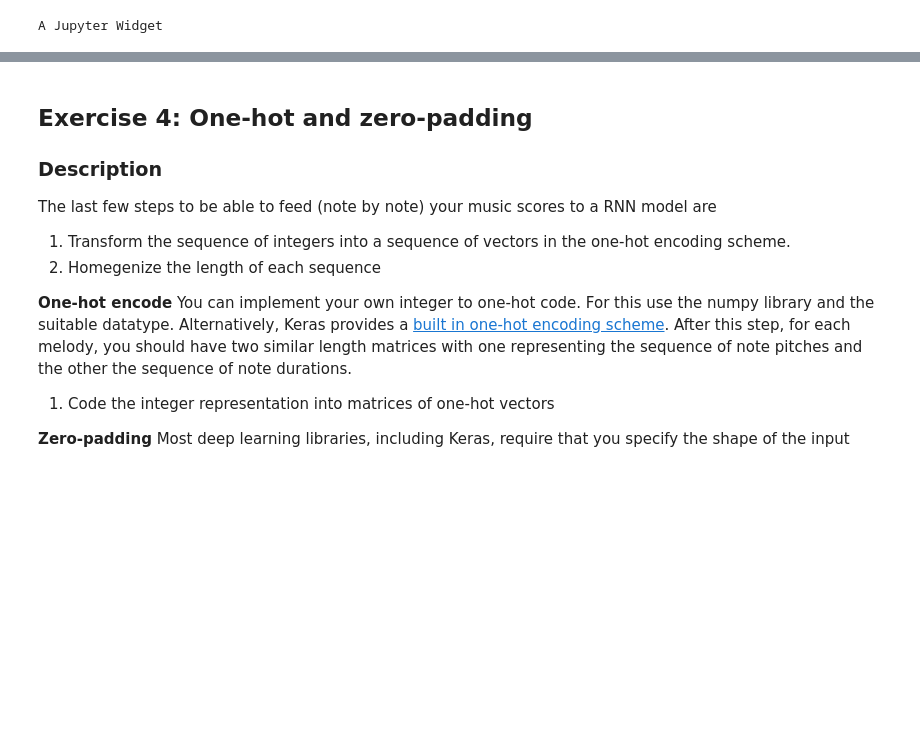
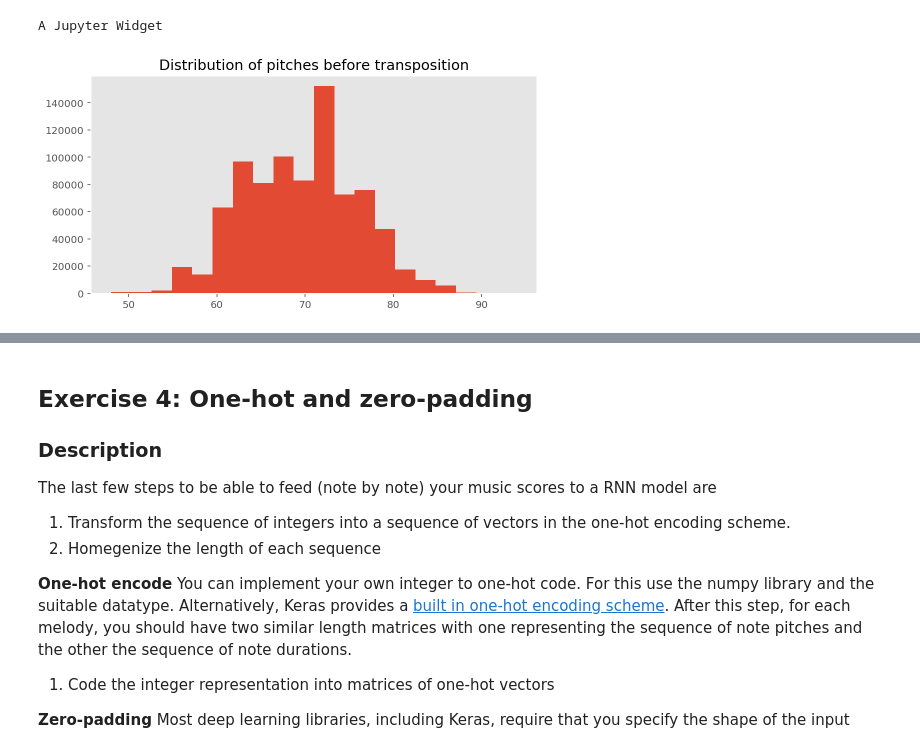
Before and after one commit to Amaumaury/ArtificialNeuralNetworks, a Jupyter notebook: Project_2/miniproject2.ipynb, the cells around one changed output, grey strips where cells are left out. Drawn from its saved outputs; the diff is of its cells as text; code cells hidden in the pictures; blank space fills up the shorter version.

```diff
--- a/Project_2/miniproject2.ipynb
+++ b/Project_2/miniproject2.ipynb
@@ -452,3 +453,9 @@ filtered_melodies = {m.get_name() for m in filtered_dataset}
 final_dataset = transposed_dataset.filter(lambda mel: mel.get_name() in filtered_melodies)
 # %%
 final_dataset = transposed_dataset
+# %%
+plt.hist(filtered_dataset.get_all_midi_pitches(), bins=20)
+plt.title('Distribution of pitches before transposition')
+plt.show()
+# %% [output]
+[figure, added]
```
Also changed, not shown: parts of 19 cells of this notebook, 6 other files.
